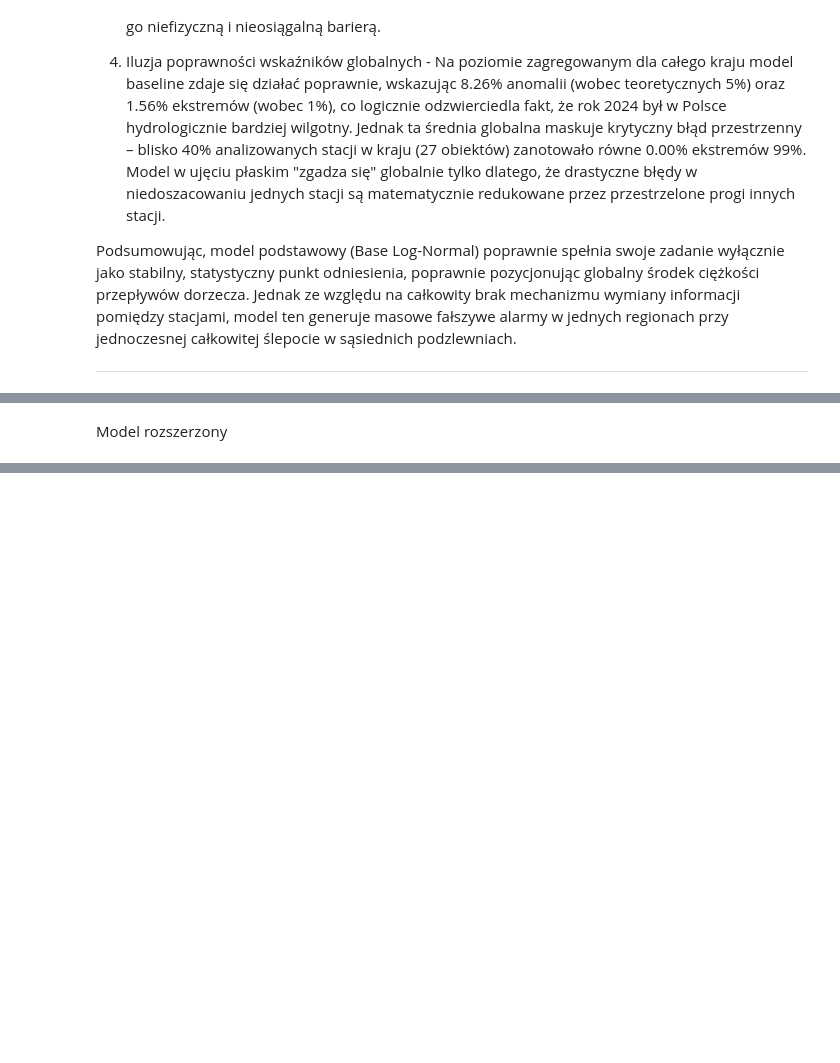
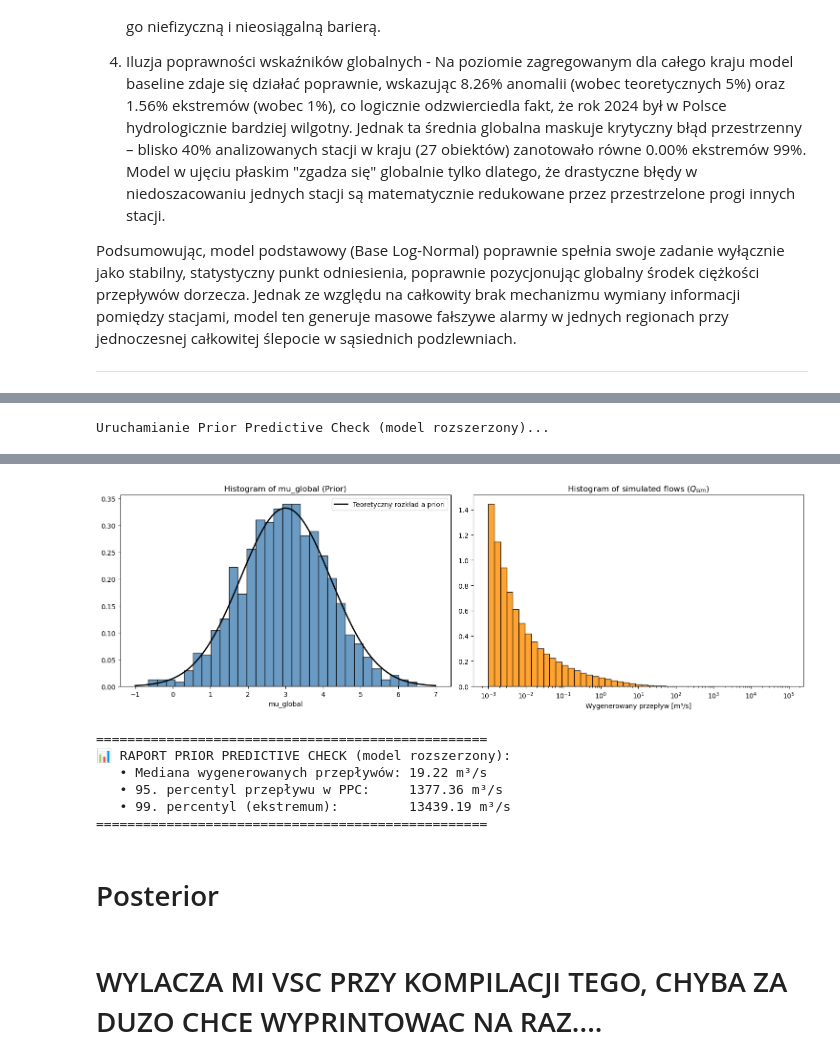
Before and after one commit to pjerzyna/Data-Analytics-Project, a Jupyter notebook: nested_hierarchical.ipynb, the cells around one changed output, grey strips where cells are left out. Saved outputs shown, nothing was run; the diff lists cells and outputs as text; code cells hidden in the pictures; blank space fills up the shorter version.

```diff
--- a/nested_hierarchical.ipynb
+++ b/nested_hierarchical.ipynb
@@ -1204,2 +1181,0 @@ print(az.summary(idata_base, var_names=['mu_global', 'log_sigma_global', 'tau_mu
-# %% [markdown]
-Model rozszerzony
@@ -1231,0 +1182,44 @@ print(az.summary(idata_nested, var_names=['mu_global', 'log_sigma_global', 'tau_
+# %%
+# ============================================================
+# PRIOR PREDICTIVE CHECK – MODEL ROZSZERZONY
+# ============================================================
+
+model_ext_prior = CmdStanModel(stan_file="stan/model_lognormal_ext_prior.stan")
+
+print("Uruchamianie Prior Predictive Check (model rozszerzony)...")
+sim_ext_prior = model_ext_prior.sample(
+    data=stan_data_ext,
+    iter_sampling=1000,
+    iter_warmup=1,
+    chains=1,
+    fixed_param=True,
+    seed=42,
+    show_progress=False
+)
+
+mu_global_pred = sim_ext_prior.stan_variable("mu_global")
+y_sim_raw      = sim_ext_prior.stan_variable("y_sim").flatten()
+
+y_visual = y_sim_raw[(y_sim_raw > 1e-3) & (y_sim_raw < 1e5)]
+
+fig, (ax1, ax2) = plt.subplots(1, 2, figsize=(15, 5), dpi=100)
+
+# Wykres 1: weryfikacja rozkładu mu_global
+x_mu = np.linspace(-1, 7, 100)
+y_mu = stats.norm.pdf(x_mu, loc=3, scale=1.2)
+ax1.hist(mu_global_pred, bins=30, density=True, alpha=0.8, edgecolor='black', color='steelblue')
+ax1.plot(x_mu, y_mu, color='k', linewidth=2, label='Teoretyczny rozkład a priori')
+ax1.set_title('Histogram of mu_global (Prior)', fontsize=12)
+ax1.set_xlabel('mu_global')
+ax1.legend()
+
+# Wykres 2: rozkład symulowanych przepływów
+bins_safe = np.logspace(np.log10(y_visual.min()), np.log10(y_visual.max()), 50)
+ax2.hist(y_visual, bins=bins_safe, density=True, alpha=0.8, edgecolor='black', color='darkorange')
+ax2.set_xscale('log')
+ax2.set_title(r'Histogram of simulated flows ($Q_{sim}$)', fontsize=12)
+ax2.set_xlabel('Wygenerowany przepływ [m³/s]')
+
+plt.tight_layout()
+plt.show()
+# %% [output]
@@ -1231,0 +1228 @@ print(az.summary(idata_nested, var_names=['mu_global', 'log_sigma_global', 'tau_
+Uruchamianie Prior Predictive Check (model rozszerzony)...
@@ -1231,0 +1230,20 @@ print(az.summary(idata_nested, var_names=['mu_global', 'log_sigma_global', 'tau_
+[figure, added]
+# %%
+# Szybki raport fizyczny z symulacji a priori
+print("\n" + "="*50)
+print("📊 RAPORT PRIOR PREDICTIVE CHECK (model rozszerzony):")
+print(f"   • Mediana wygenerowanych przepływów: {np.median(y_visual):.2f} m³/s")
+print(f"   • 95. percentyl przepływu w PPC:     {np.percentile(y_visual, 95):.2f} m³/s")
+print(f"   • 99. percentyl (ekstremum):         {np.percentile(y_visual, 99):.2f} m³/s")
+print("="*50)
+# %% [output]
+==================================================
+📊 RAPORT PRIOR PREDICTIVE CHECK (model rozszerzony):
+   • Mediana wygenerowanych przepływów: 19.22 m³/s
+   • 95. percentyl przepływu w PPC:     1377.36 m³/s
+   • 99. percentyl (ekstremum):         13439.19 m³/s
+==================================================
+# %% [markdown]
+# Posterior
+# %% [markdown]
+# WYLACZA MI VSC PRZY KOMPILACJI TEGO, CHYBA ZA DUZO CHCE WYPRINTOWAC NA RAZ....
```
Also changed, not shown: parts of 14 cells of this notebook, 7 other files.
